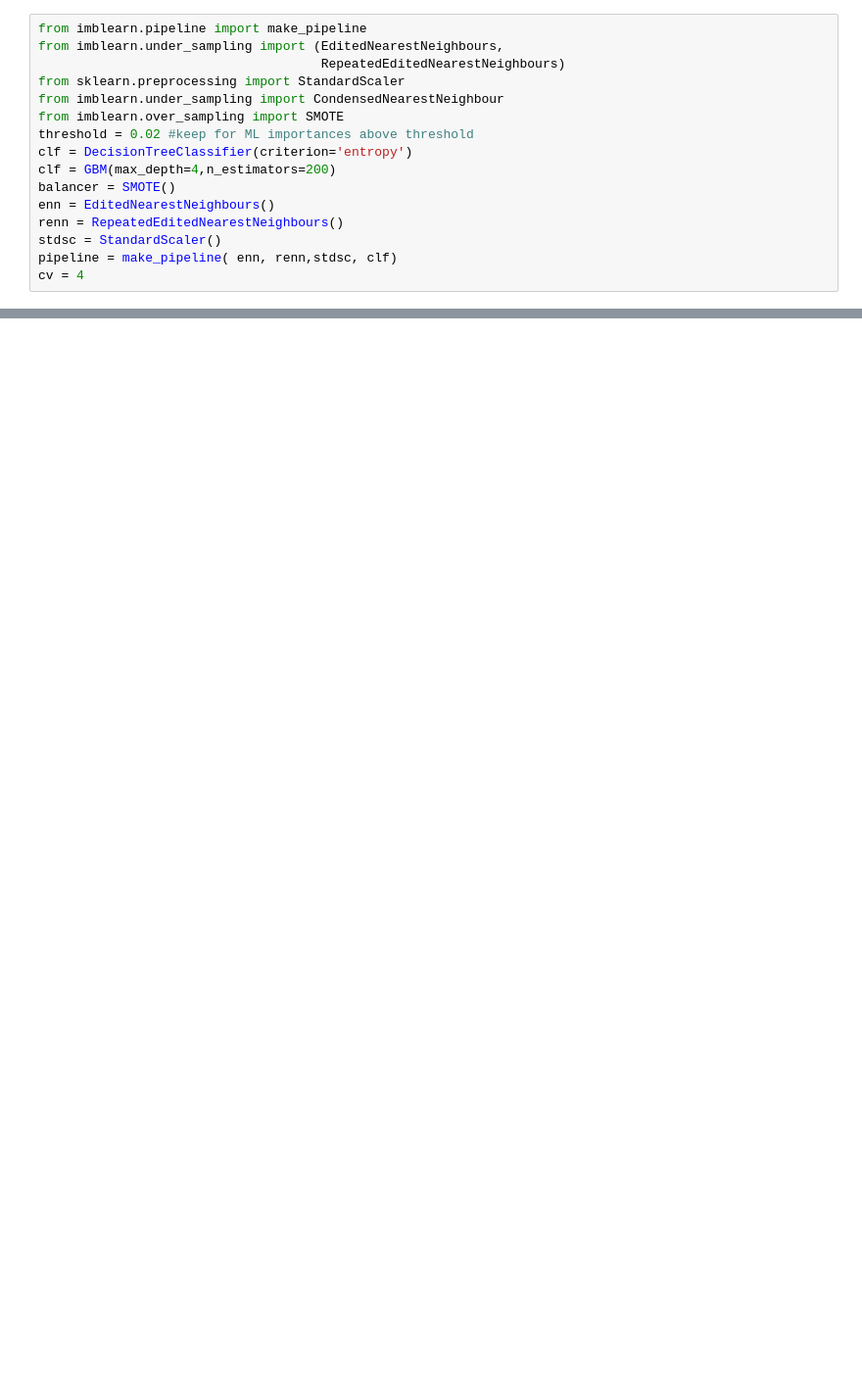
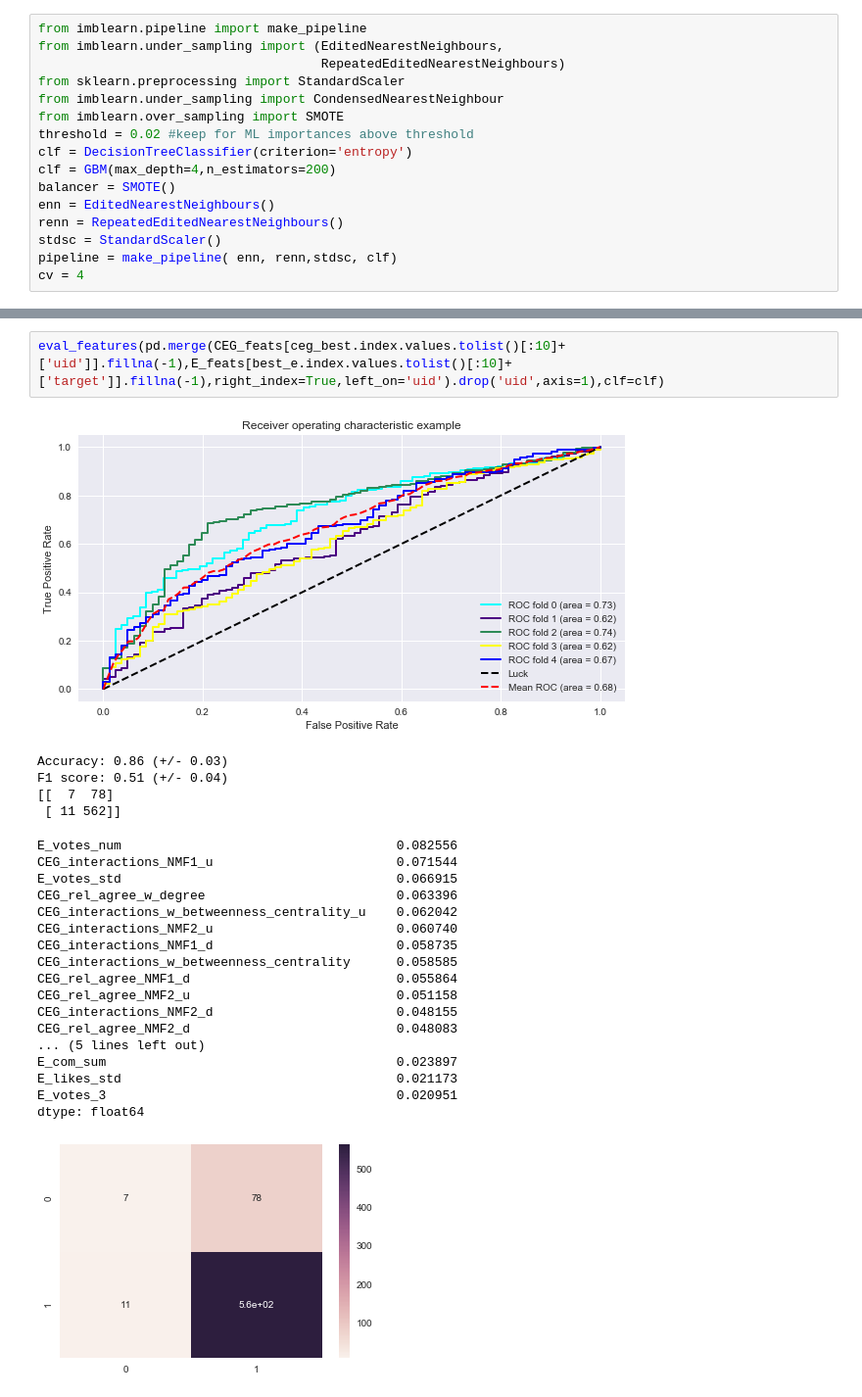
Before and after one commit to Guillemdb/Happiness-inside-a-job-PyDataBcn17, a Jupyter notebook: 3 - Machine learning.ipynb, the cells around one changed output, grey strips where cells are left out. Shown: that part at 98% size. Cells and saved outputs as stored; diff of their text form; blank space fills up the shorter version.

```diff
--- a/3 - Machine learning.ipynb
+++ b/3 - Machine learning.ipynb
@@ -161,0 +312,26 @@ dtype: float64
+# %%
+eval_features(pd.merge(CEG_feats[ceg_best.index.values.tolist()[:10]+['uid']].fillna(-1),E_feats[best_e.index.values.tolist()[:10]+['target']].fillna(-1),right_index=True,left_on='uid').drop('uid',axis=1),clf=clf)
+# %% [output]
+[figure, added]
+Accuracy: 0.86 (+/- 0.03)
+F1 score: 0.51 (+/- 0.04)
+[[  7  78]
+ [ 11 562]]
+E_votes_num                                    0.082556
+CEG_interactions_NMF1_u                        0.071544
+E_votes_std                                    0.066915
+CEG_rel_agree_w_degree                         0.063396
+CEG_interactions_w_betweenness_centrality_u    0.062042
+CEG_interactions_NMF2_u                        0.060740
+CEG_interactions_NMF1_d                        0.058735
+CEG_interactions_w_betweenness_centrality      0.058585
+CEG_rel_agree_NMF1_d                           0.055864
+CEG_rel_agree_NMF2_u                           0.051158
+CEG_interactions_NMF2_d                        0.048155
+CEG_rel_agree_NMF2_d                           0.048083
+... (5 lines left out)
+E_com_sum                                      0.023897
+E_likes_std                                    0.021173
+E_votes_3                                      0.020951
+dtype: float64
+[figure, added]
```
Also changed, not shown: parts of 24 cells of this notebook, 48 other files.
